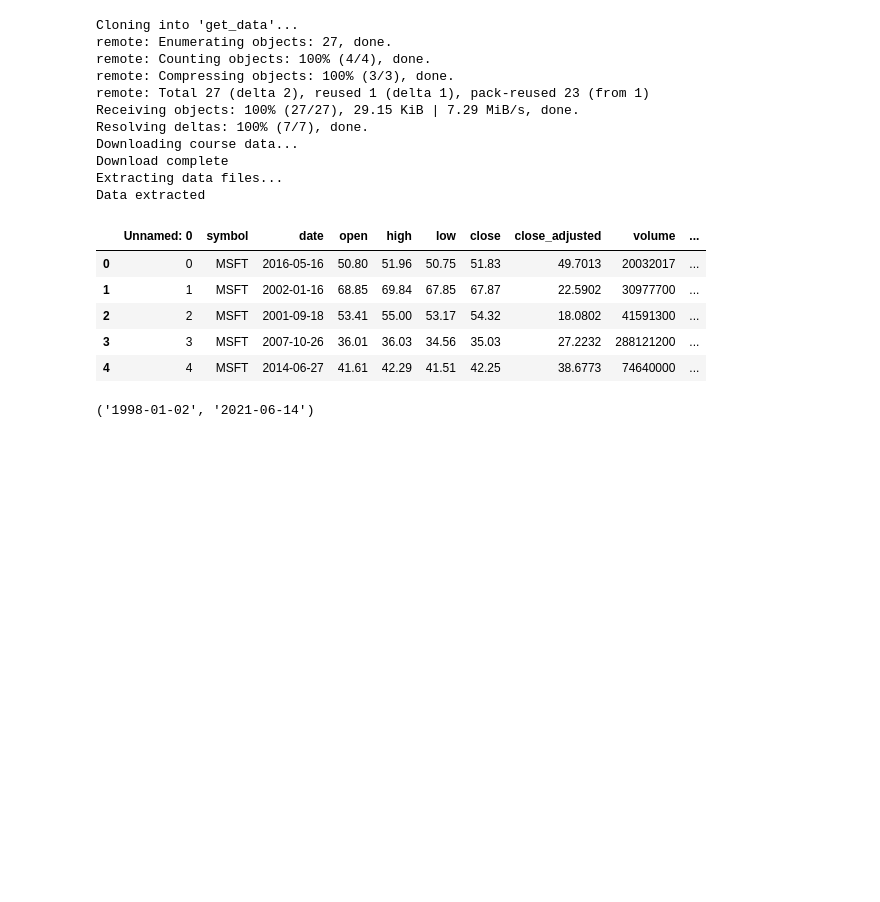
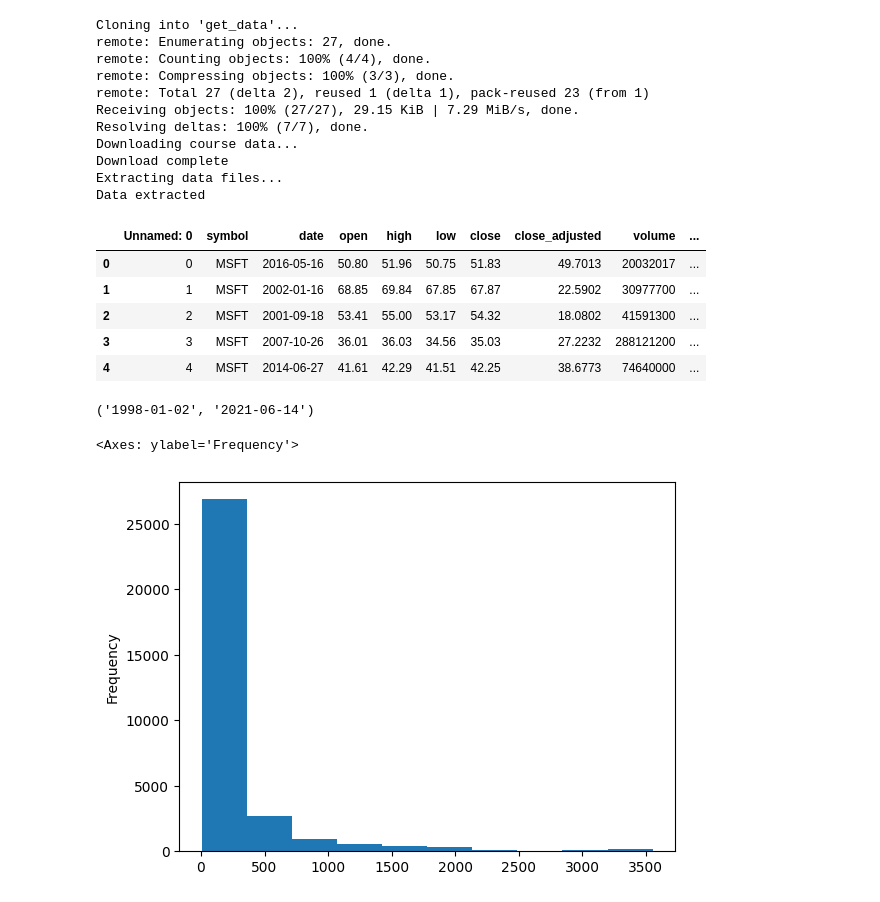
Before and after one commit to shalmalirao/scratchpad, a Jupyter notebook: nb_2026_01_20.ipynb, the cells around one changed output. Drawn from its saved outputs; the diff is of its cells as text; code cells hidden in the pictures; blank space fills up the shorter version.

```diff
--- a/nb_2026_01_20.ipynb
+++ b/nb_2026_01_20.ipynb
@@ -31,3 +31,8 @@ df.head()
 df["date"].min(), df["date"].max()
 # %% [output]
 ('1998-01-02', '2021-06-14')
+# %%
+df["high"].plot.hist()
+# %% [output]
+<Axes: ylabel='Frequency'>
+[figure, added]
```
Also changed, not shown: parts of 7 cells of this notebook.
